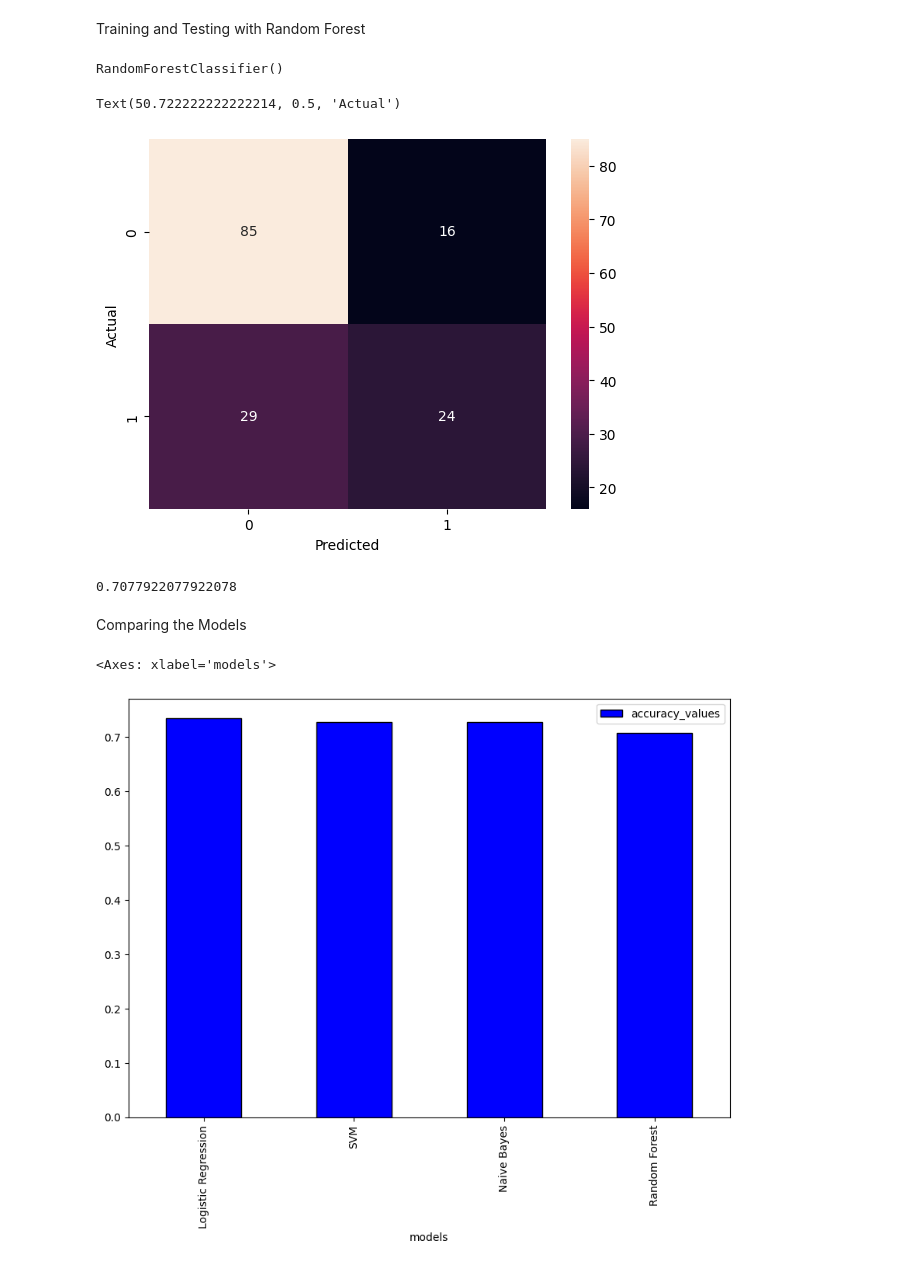
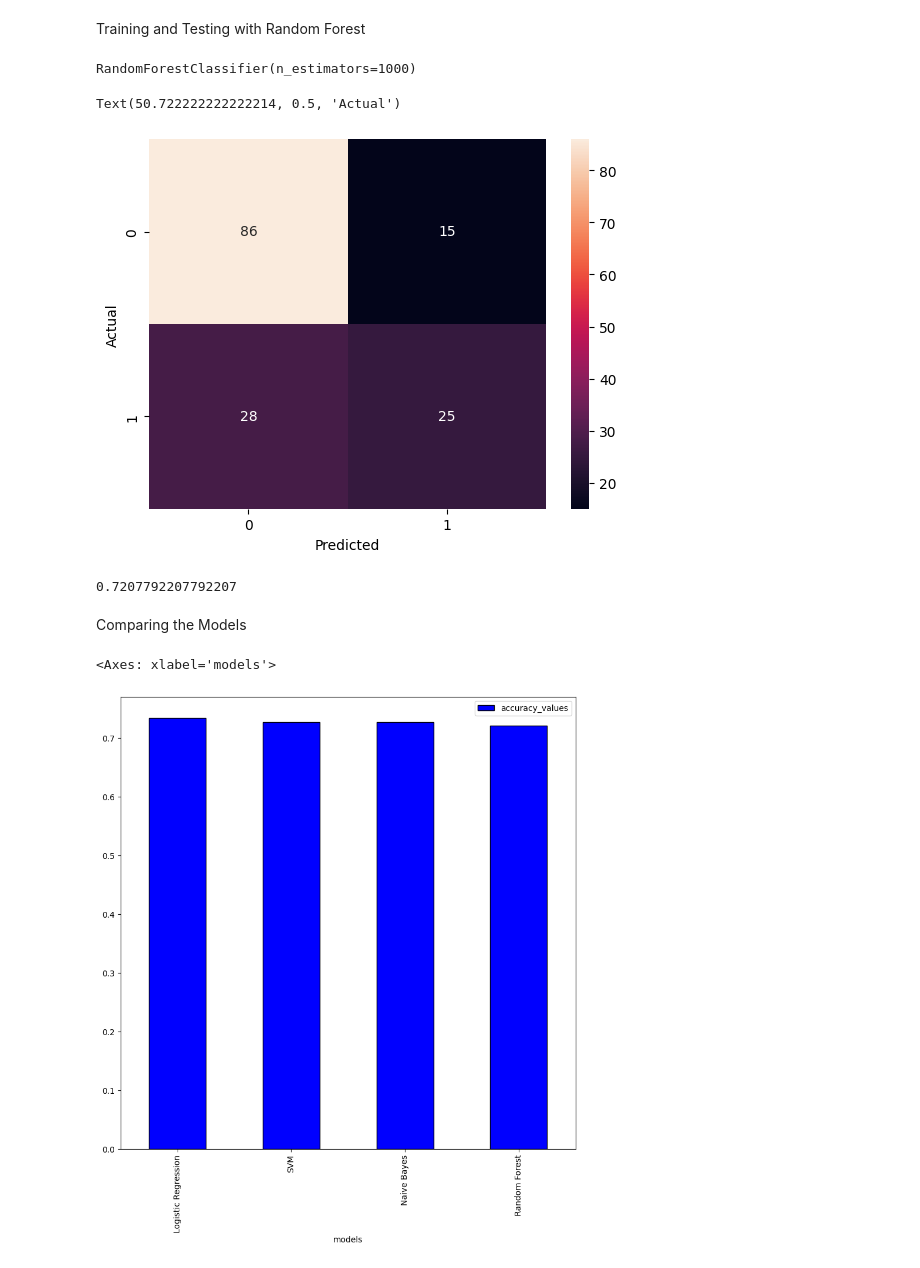
Before and after one commit to iztihad110/Machine-Learning-Practice, a Jupyter notebook: Supervised Learning/Comparisons/logistic_vs_svm_vs_naive_bayes_vs_random_forest_diabetes.ipynb, the cells around one changed output. Cells and saved outputs as stored; diff of their text form; code cells hidden in the pictures.

```diff
--- a/Supervised Learning/Comparisons/logistic_vs_svm_vs_naive_bayes_vs_random_forest_diabetes.ipynb
+++ b/Supervised Learning/Comparisons/logistic_vs_svm_vs_naive_bayes_vs_random_forest_diabetes.ipynb
@@ -103,10 +105,10 @@ accuracy_nb
 # %% [markdown]
 Training and Testing with Random Forest
 # %%
-random_forest = RandomForestClassifier()
+random_forest = RandomForestClassifier(n_estimators=1000)
 random_forest.fit(x_train, y_train)
 # %% [output]
-RandomForestClassifier()
+RandomForestClassifier(n_estimators=1000)
 # %%
 y_predict_rf = random_forest.predict(x_test)
 # %%
@@ -117,23 +119,23 @@ plt.xlabel("Predicted")
 plt.ylabel("Actual")
 # %% [output]
 Text(50.722222222222214, 0.5, 'Actual')
-[figure, old version]
+[figure, new version]
 # %%
 accuracy_rf = accuracy_score(y_test, y_predict_rf)
 accuracy_rf
 # %% [output]
-0.7077922077922078
+0.7207792207792207
 # %% [markdown]
 Comparing the Models
 # %%
 df_models = pd.DataFrame(
     {
         "models": ["Logistic Regression", "SVM", "Naive Bayes", "Random Forest"],
         "accuracy_values": [accuracy_lg, accuracy_svm, accuracy_nb, accuracy_rf]
     }
 )
 
-df_models.plot(kind="bar", x="models", color="blue", edgecolor="black", figsize=(10, 7))
+df_models.plot(kind="bar", x="models", color="blue", edgecolor="black", figsize=(10, 10))
 # %% [output]
 <Axes: xlabel='models'>
-[figure, old version]
+[figure, new version]
```
Also changed, not shown: parts of 1 cell of this notebook, 3 other files.
